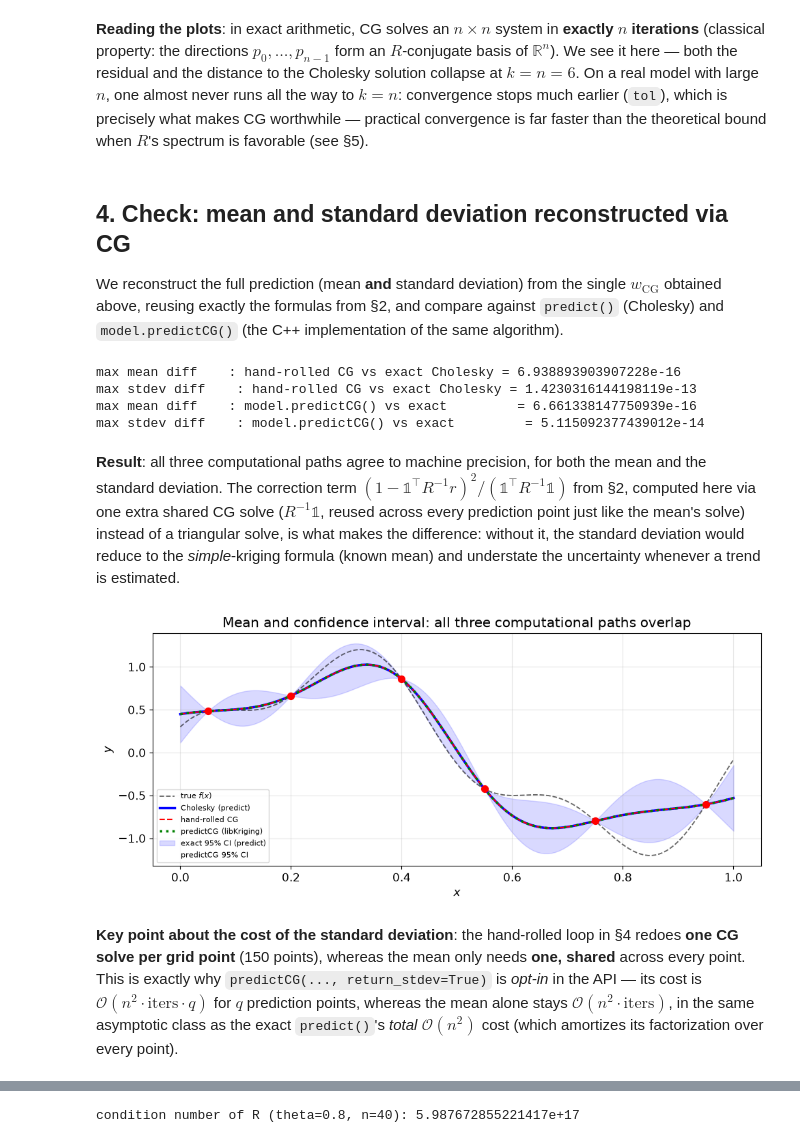
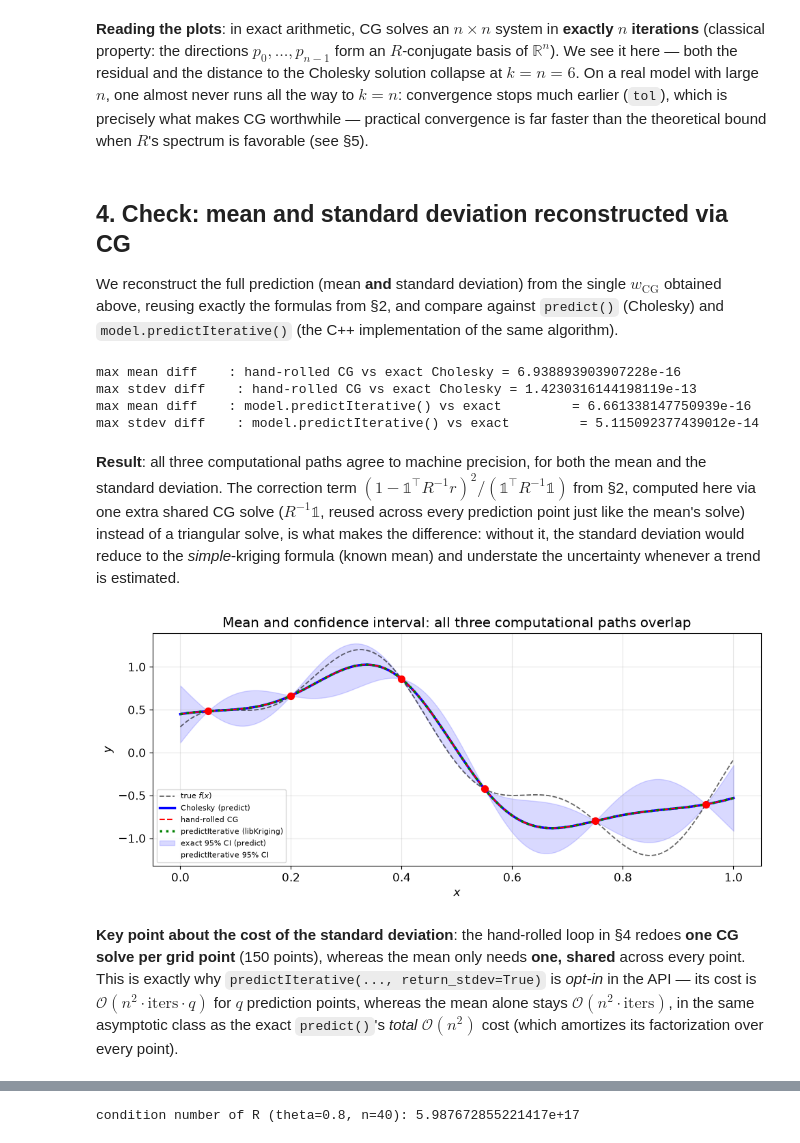
Before and after one commit to libKriging/libKriging, a Jupyter notebook: docs/math/predictiterative_vs_cholesky.ipynb, the cells around one changed output, grey strips where cells are left out. Drawn from its saved outputs; the diff is of its cells as text; code cells hidden in the pictures.

```diff
--- a/docs/math/predictcg_vs_cholesky.ipynb
+++ b/docs/math/predictiterative_vs_cholesky.ipynb
@@ -227,7 +227,7 @@ plt.tight_layout(); plt.show()
 # %% [markdown]
 ## 4. Check: mean and standard deviation reconstructed via CG
 
-We reconstruct the full prediction (mean **and** standard deviation) from the single $w_{\mathrm{CG}}$ obtained above, reusing exactly the formulas from §2, and compare against `predict()` (Cholesky) and `model.predictCG()` (the C++ implementation of the same algorithm).
+We reconstruct the full prediction (mean **and** standard deviation) from the single $w_{\mathrm{CG}}$ obtained above, reusing exactly the formulas from §2, and compare against `predict()` (Cholesky) and `model.predictIterative()` (the C++ implementation of the same algorithm).
 # %%
 mean_cg = (ones_q @ m_hat + R_on.T @ w_cg).ravel()
 
@@ -240,38 +240,38 @@ for j in range(X_grid.shape[0]):
     correction = (1.0 - ones_n.ravel() @ w_j)**2 / one_Rinv_one.item()
     stdev_cg[j] = np.sqrt(max(0.0, sigma2 * (1.0 - r_on_j @ w_j + correction)))
 
-mean_lib_cg, stdev_lib_cg = model.predictCG(X_grid, return_stdev=True)
+mean_lib_cg, stdev_lib_cg = model.predictIterative(X_grid, return_stdev=True)
 
 print('max mean diff    : hand-rolled CG vs exact Cholesky =', np.abs(mean_cg - mean_exact).max())
 print('max stdev diff    : hand-rolled CG vs exact Cholesky =', np.abs(stdev_cg - stdev_exact).max())
-print('max mean diff    : model.predictCG() vs exact         =', np.abs(mean_lib_cg.ravel() - mean_exact).max())
-print('max stdev diff    : model.predictCG() vs exact         =', np.abs(stdev_lib_cg.ravel() - stdev_exact).max())
+print('max mean diff    : model.predictIterative() vs exact         =', np.abs(mean_lib_cg.ravel() - mean_exact).max())
+print('max stdev diff    : model.predictIterative() vs exact         =', np.abs(stdev_lib_cg.ravel() - stdev_exact).max())
 # %% [output]
 max mean diff    : hand-rolled CG vs exact Cholesky = 6.938893903907228e-16
 max stdev diff    : hand-rolled CG vs exact Cholesky = 1.4230316144198119e-13
-max mean diff    : model.predictCG() vs exact         = 6.661338147750939e-16
-max stdev diff    : model.predictCG() vs exact         = 5.115092377439012e-14
+max mean diff    : model.predictIterative() vs exact         = 6.661338147750939e-16
+max stdev diff    : model.predictIterative() vs exact         = 5.115092377439012e-14
 # %% [markdown]
 **Result**: all three computational paths agree to machine precision, for both the mean and the standard deviation. The correction term $(1-\mathbb{1}^\top R^{-1}r)^2/(\mathbb{1}^\top R^{-1}\mathbb{1})$ from §2, computed here via one extra shared CG solve ($R^{-1}\mathbb{1}$, reused across every prediction point just like the mean's solve) instead of a triangular solve, is what makes the difference: without it, the standard deviation would reduce to the *simple*-kriging formula (known mean) and understate the uncertainty whenever a trend is estimated.
 # %%
 fig, ax = plt.subplots()
 ax.plot(X_grid, y_true, 'k--', lw=1.3, alpha=0.6, label='true $f(x)$')
 ax.plot(X_grid, mean_exact, 'b-', lw=2.5, label='Cholesky (predict)')
 ax.plot(X_grid, mean_cg, 'r--', lw=1.5, label='hand-rolled CG')
-ax.plot(X_grid, mean_lib_cg.ravel(), 'g:', lw=2.5, label='predictCG (libKriging)')
+ax.plot(X_grid, mean_lib_cg.ravel(), 'g:', lw=2.5, label='predictIterative (libKriging)')
 ax.fill_between(X_grid.ravel(), mean_exact - 1.96*stdev_exact, mean_exact + 1.96*stdev_exact,
                  alpha=0.15, color='blue', label='exact 95% CI (predict)')
 ax.fill_between(X_grid.ravel(), mean_lib_cg.ravel() - 1.96*stdev_lib_cg.ravel(),
                  mean_lib_cg.ravel() + 1.96*stdev_lib_cg.ravel(),
-                 alpha=0.0, edgecolor='green', linestyle=':', linewidth=1.5, label='predictCG 95% CI')
+                 alpha=0.0, edgecolor='green', linestyle=':', linewidth=1.5, label='predictIterative 95% CI')
 ax.scatter(X_o, y_o, c='red', zorder=5, s=50)
 ax.set_xlabel('$x$'); ax.set_ylabel('$y$'); ax.legend(loc='lower left', fontsize=8)
 ax.set_title('Mean and confidence interval: all three computational paths overlap')
 plt.tight_layout(); plt.show()
 # %% [output]
-[figure, old version]
+[figure, new version]
 # %% [markdown]
-**Key point about the cost of the standard deviation**: the hand-rolled loop in §4 redoes **one CG solve per grid point** (150 points), whereas the mean only needs **one, shared** across every point. This is exactly why `predictCG(..., return_stdev=True)` is *opt-in* in the API — its cost is $\mathcal{O}(n^2\cdot\text{iters}\cdot q)$ for $q$ prediction points, whereas the mean alone stays $\mathcal{O}(n^2\cdot\text{iters})$, in the same asymptotic class as the exact `predict()`'s *total* $\mathcal{O}(n^2)$ cost (which amortizes its factorization over every point).
+**Key point about the cost of the standard deviation**: the hand-rolled loop in §4 redoes **one CG solve per grid point** (150 points), whereas the mean only needs **one, shared** across every point. This is exactly why `predictIterative(..., return_stdev=True)` is *opt-in* in the API — its cost is $\mathcal{O}(n^2\cdot\text{iters}\cdot q)$ for $q$ prediction points, whereas the mean alone stays $\mathcal{O}(n^2\cdot\text{iters})$, in the same asymptotic class as the exact `predict()`'s *total* $\mathcal{O}(n^2)$ cost (which amortizes its factorization over every point).
 # %% [markdown]
 ## 5. Cost comparison: Cholesky vs CG as a function of $n$
 
```
Also changed, not shown: parts of 8 cells of this notebook, 14 other files.
